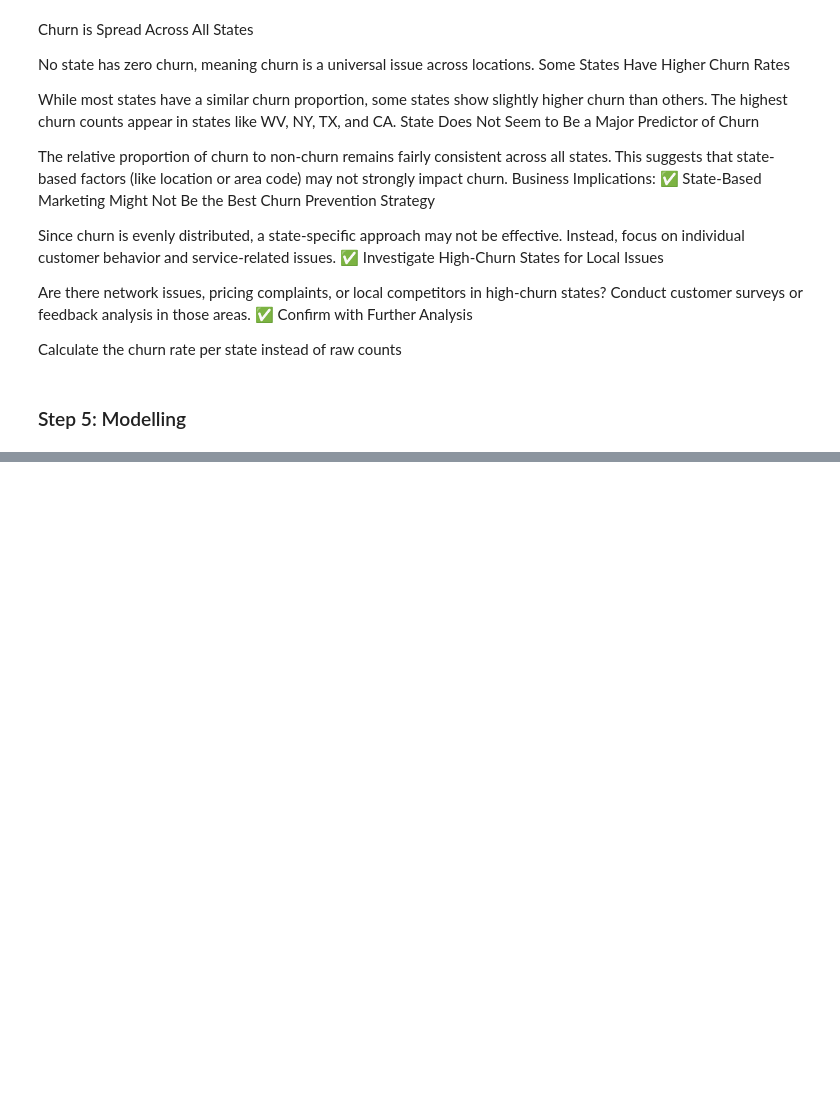
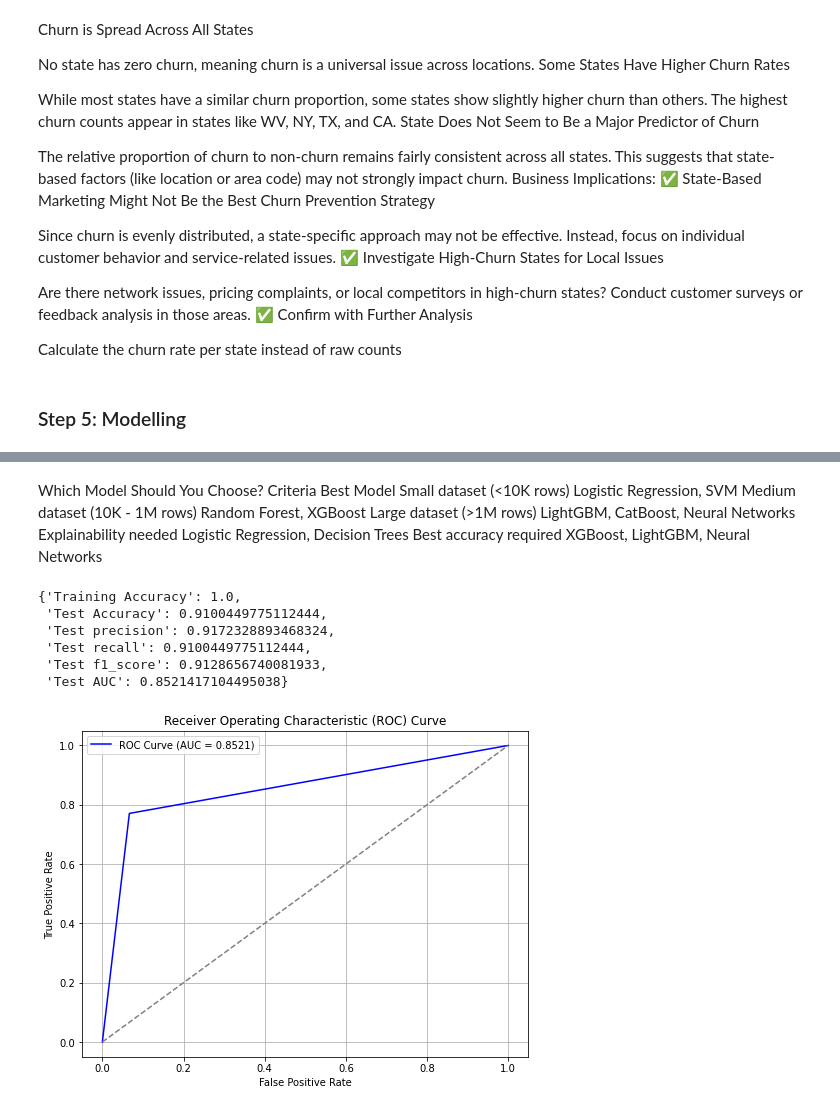
Before and after one commit to GraceMwende/Customer-Churn, a Jupyter notebook: Customer Churn.ipynb, the cells around one changed output, grey strips where cells are left out. Saved outputs shown, nothing was run; the diff lists cells and outputs as text; code cells hidden in the pictures; blank space fills up the shorter version.

```diff
--- a/Customer Churn.ipynb
+++ b/Customer Churn.ipynb
@@ -591,0 +698,21 @@ weighted avg       0.80      0.83      0.78       667
+# %% [markdown]
+Which Model Should You Choose?
+Criteria	Best Model
+Small dataset (<10K rows)	Logistic Regression, SVM
+Medium dataset (10K - 1M rows)	Random Forest, XGBoost
+Large dataset (>1M rows)	LightGBM, CatBoost, Neural Networks
+Explainability needed	Logistic Regression, Decision Trees
+Best accuracy required	XGBoost, LightGBM, Neural Networks
+# %%
+from sklearn.tree import DecisionTreeClassifier
+pipe.set_params(model=DecisionTreeClassifier())
+dt = modelling(pipe)
+dt
+# %% [output]
+{'Training Accuracy': 1.0,
+ 'Test Accuracy': 0.9100449775112444,
+ 'Test precision': 0.9172328893468324,
+ 'Test recall': 0.9100449775112444,
+ 'Test f1_score': 0.9128656740081933,
+ 'Test AUC': 0.8521417104495038}
+[figure, added]
```
Also changed, not shown: parts of 15 cells of this notebook.
